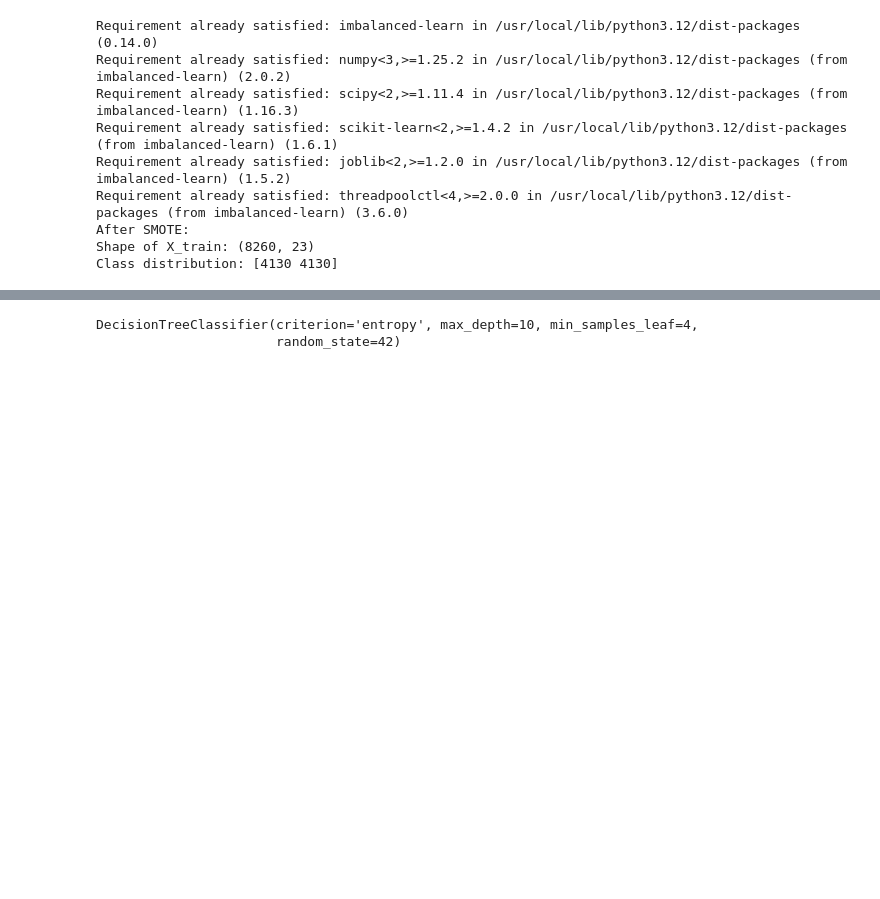
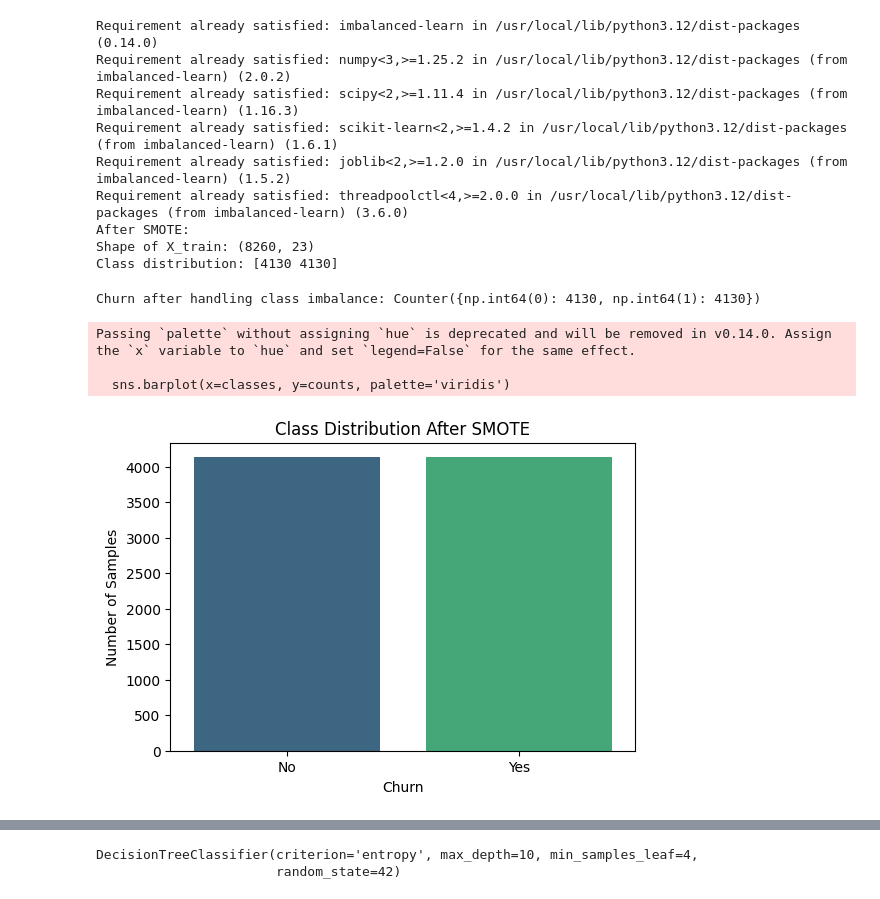
Before and after one commit to AayeshaF/Telco_Churn_Prediction, a Jupyter notebook: CustomerChurnPrediction.ipynb, the cells around one changed output, grey strips where cells are left out. Cells and saved outputs as stored; diff of their text form; code cells hidden in the pictures; blank space fills up the shorter version.

```diff
--- a/CustomerChurnPrediction.ipynb
+++ b/CustomerChurnPrediction.ipynb
@@ -374,3 +365,25 @@ Requirement already satisfied: threadpoolctl<4,>=2.0.0 in /usr/local/lib/python3
 After SMOTE:
 Shape of X_train: (8260, 23)
 Class distribution: [4130 4130]
+# %%
+# Count after SMOTE
+churn_counts = Counter(y_train)
+print("Churn after handling class imbalance:", churn_counts)
+
+# Prepare data for plotting
+classes = ['No', 'Yes']
+counts = [churn_counts[0], churn_counts[1]]
+
+# Plot
+plt.figure(figsize=(6,4))
+sns.barplot(x=classes, y=counts, palette='viridis')
+plt.title("Class Distribution After SMOTE")
+plt.ylabel("Number of Samples")
+plt.xlabel("Churn")
+plt.show()
+# %% [output]
+Churn after handling class imbalance: Counter({np.int64(0): 4130, np.int64(1): 4130})
+Passing `palette` without assigning `hue` is deprecated and will be removed in v0.14.0. Assign the `x` variable to `hue` and set `legend=False` for the same effect.
+
+  sns.barplot(x=classes, y=counts, palette='viridis')
+[figure, added]
```
Also changed, not shown: parts of 29 cells of this notebook.
